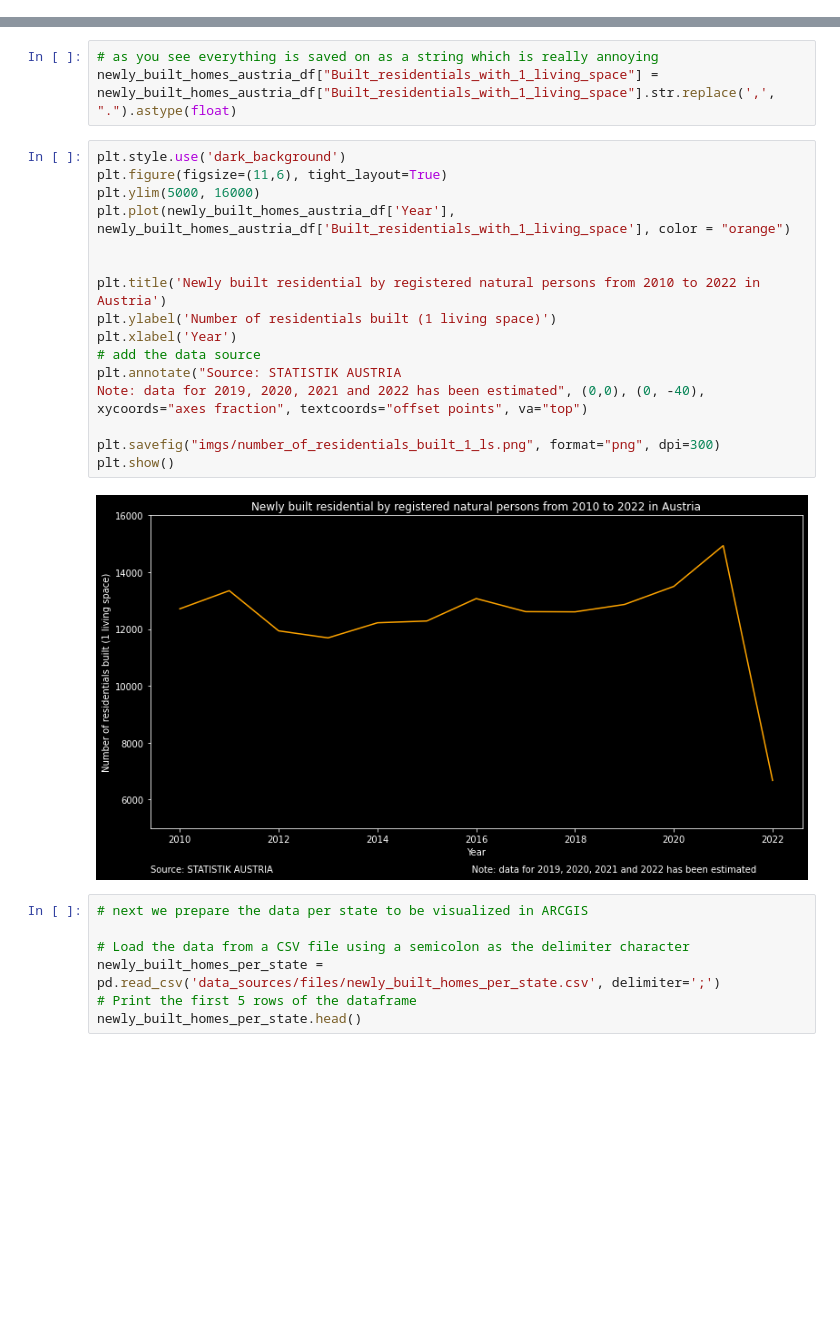
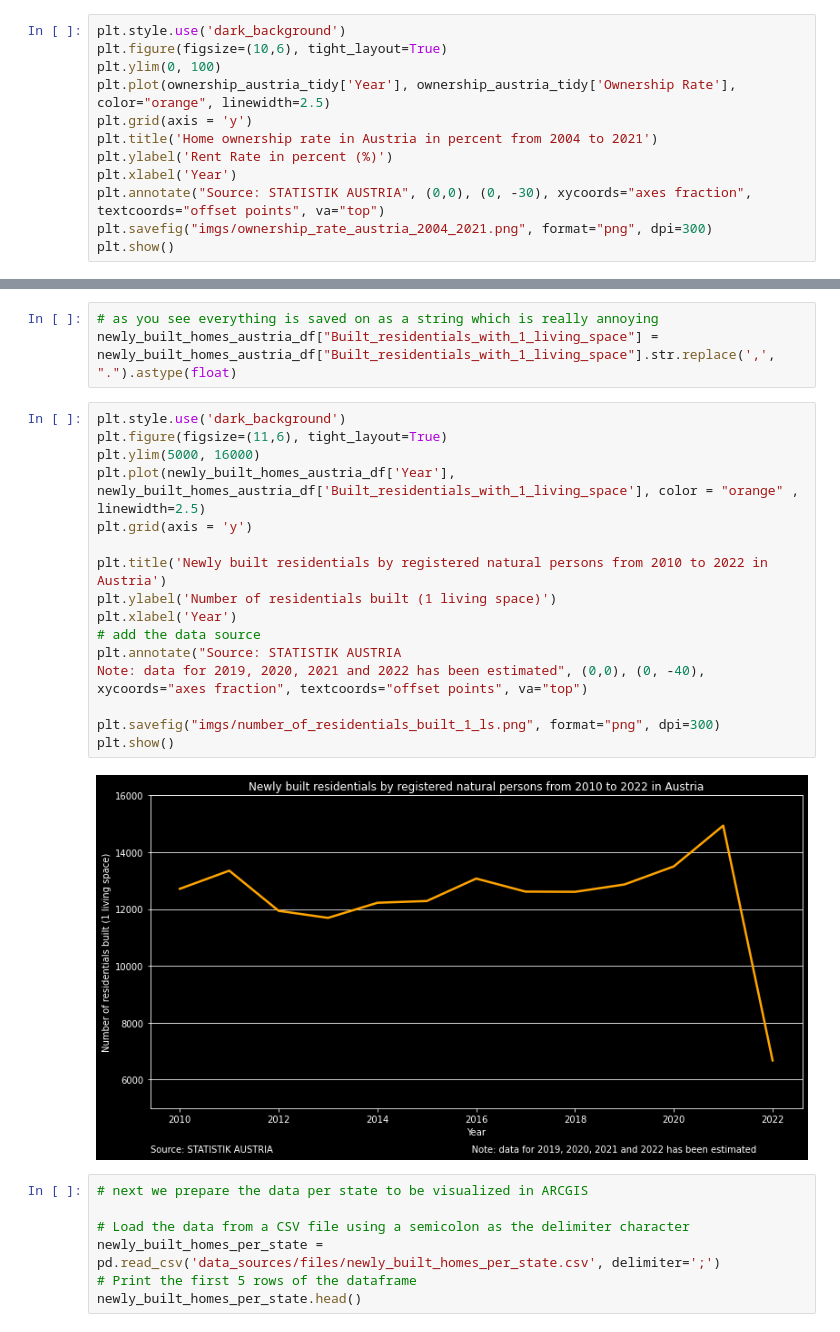
Before and after one commit to zarredominic/story_map_data_viz, a Jupyter notebook: eda_of_datasources.ipynb, the cells around one changed output, grey strips where cells are left out. Cells and saved outputs as stored; diff of their text form; blank space fills up the shorter version.

```diff
--- a/eda_of_datasources.ipynb
+++ b/eda_of_datasources.ipynb
@@ -196,0 +204,12 @@ plt.show()
+# %%
+plt.style.use('dark_background')
+plt.figure(figsize=(10,6), tight_layout=True)
+plt.ylim(0, 100)
+plt.plot(ownership_austria_tidy['Year'], ownership_austria_tidy['Ownership Rate'], color="orange", linewidth=2.5)
+plt.grid(axis = 'y')
+plt.title('Home ownership rate in Austria in percent from 2004 to 2021')
+plt.ylabel('Rent Rate in percent (%)')
+plt.xlabel('Year')
+plt.annotate("Source: STATISTIK AUSTRIA", (0,0), (0, -30), xycoords="axes fraction", textcoords="offset points", va="top")
+plt.savefig("imgs/ownership_rate_austria_2004_2021.png", format="png", dpi=300)
+plt.show()
@@ -421,20 +442,20 @@ newly_built_homes_austria_df["Built_residentials_with_1_living_space"] = newly_b
 # %%
 plt.style.use('dark_background')
 plt.figure(figsize=(11,6), tight_layout=True)
 plt.ylim(5000, 16000)
-plt.plot(newly_built_homes_austria_df['Year'], newly_built_homes_austria_df['Built_residentials_with_1_living_space'], color = "orange")
+plt.plot(newly_built_homes_austria_df['Year'], newly_built_homes_austria_df['Built_residentials_with_1_living_space'], color = "orange" , linewidth=2.5)
+plt.grid(axis = 'y')
 
-
-plt.title('Newly built residential by registered natural persons from 2010 to 2022 in Austria')
+plt.title('Newly built residentials by registered natural persons from 2010 to 2022 in Austria')
 plt.ylabel('Number of residentials built (1 living space)')
 plt.xlabel('Year')
 # add the data source
 plt.annotate("Source: STATISTIK AUSTRIA                                                                      Note: data for 2019, 2020, 2021 and 2022 has been estimated", (0,0), (0, -40), xycoords="axes fraction", textcoords="offset points", va="top")
 
 plt.savefig("imgs/number_of_residentials_built_1_ls.png", format="png", dpi=300)
 plt.show()
 # %% [output]
-[figure, old version]
+[figure, new version]
 # %%
 # next we prepare the data per state to be visualized in ARCGIS
 
```
Also changed, not shown: parts of 10 cells of this notebook, 5 other files.
